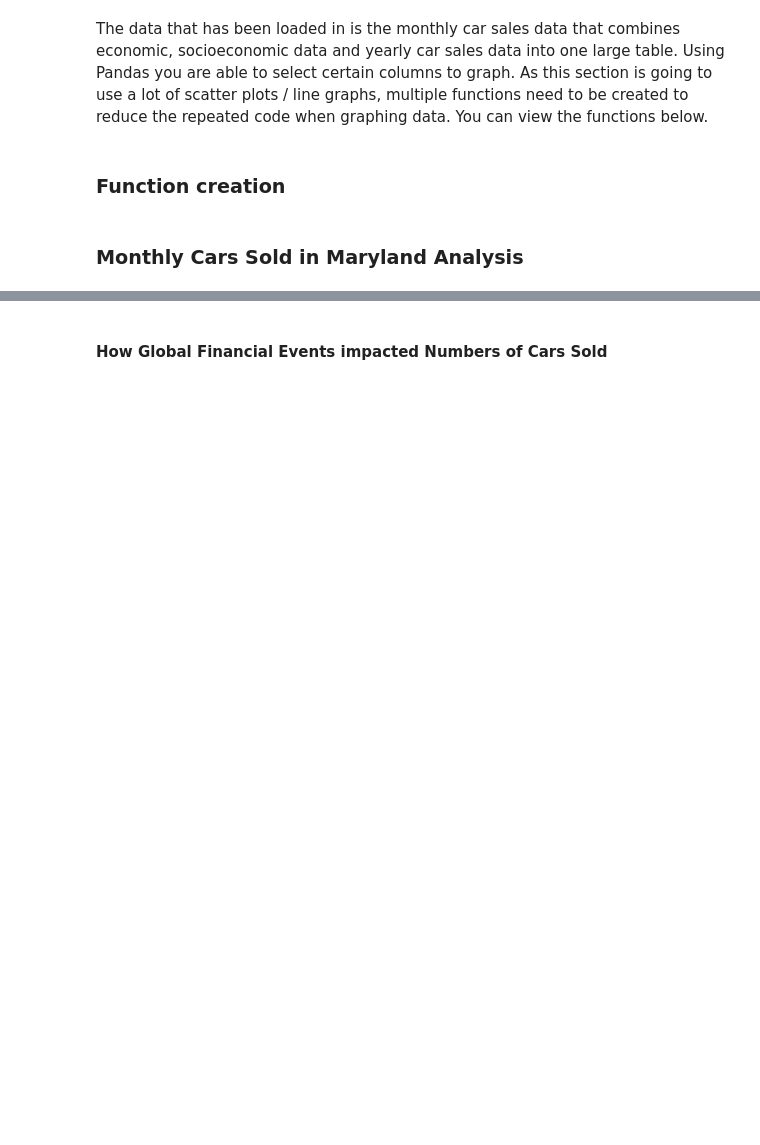
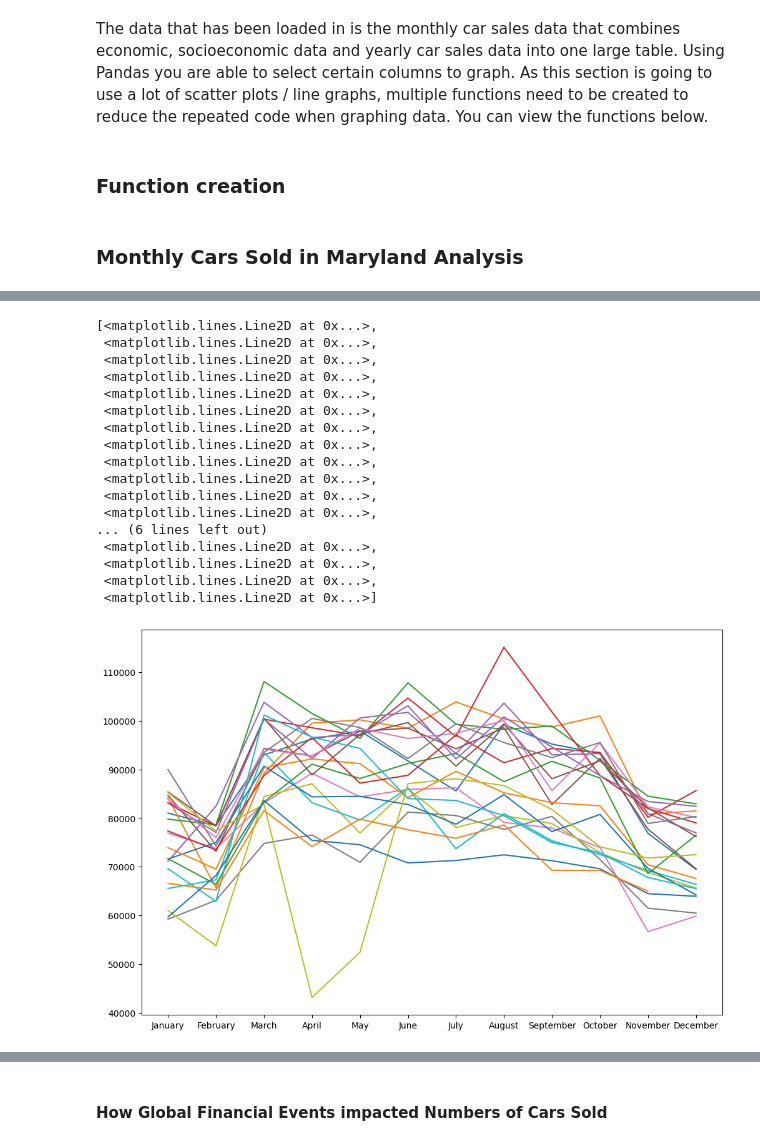
Before and after one commit to bennicholson2/Maryland-Car-Sales-Data, a Jupyter notebook: sales_project_chapters/sales_project_chapter_1.ipynb, the cells around one changed output, grey strips where cells are left out. Drawn from its saved outputs; the diff is of its cells as text; code cells hidden in the pictures; blank space fills up the shorter version.

```diff
--- a/sales_project_chapters/sales_project_chapter_1.ipynb
+++ b/sales_project_chapters/sales_project_chapter_1.ipynb
@@ -65,3 +70,26 @@ def line_time_series(xdata,ydata,title,xlabel,ylabel,marker='o'):
+# %%
+def create_monthly_data_years_as_columns(df, value_column, incrementing_month):
+
+    # Create list of months
+    months = ['January', 'February', 'March', 'April', 'May', 'June', 'July', 'August', 'September', 'October', 'November', 'December']
+
+    original_copy = df.copy()
+    original_copy['Incrementing Month'] = range(1, len(original_copy) + 1)
+    original_copy.set_index(incrementing_month, inplace=True)
+
+    # Determine the number of years
+    num_years = (len(df) + 11) // 12
+
+    # Create a new dataframe where the index is the number of months and the columns are the years
+    monthly_data = pd.DataFrame(index=months, columns=range(1, num_years + 1))
+
+    # Fill the empty dataframe
+    for i, row in original_copy.iterrows():
+        year = (i - 1) // 12
+        month = months[(i - 1) % 12]
+        monthly_data.at[month, year + 1] = row[value_column]
+
+    return monthly_data
 # %%
 def plot_roll_mean(df_column,window,title):
 
@@ -249,0 +223,4 @@ The COVID-19 pandemic, which originated in late 2019 and spread globally in 2020
+# %%
+#Transform dataframe with each year as a column with the months as rows
+year_to_year_sales =  create_monthly_data_years_as_columns(monthly_sales,'total_cars_sold','incrementing_month')
+year_to_year_sales
@@ -249,0 +269,21 @@ The COVID-19 pandemic, which originated in late 2019 and spread globally in 2020
+# %%
+plt.plot(year_to_year_sales)
+# %% [output]
+[<matplotlib.lines.Line2D at 0x...>,
+ <matplotlib.lines.Line2D at 0x...>,
+ <matplotlib.lines.Line2D at 0x...>,
+ <matplotlib.lines.Line2D at 0x...>,
+ <matplotlib.lines.Line2D at 0x...>,
+ <matplotlib.lines.Line2D at 0x...>,
+ <matplotlib.lines.Line2D at 0x...>,
+ <matplotlib.lines.Line2D at 0x...>,
+ <matplotlib.lines.Line2D at 0x...>,
+ <matplotlib.lines.Line2D at 0x...>,
+ <matplotlib.lines.Line2D at 0x...>,
+ <matplotlib.lines.Line2D at 0x...>,
+... (6 lines left out)
+ <matplotlib.lines.Line2D at 0x...>,
+ <matplotlib.lines.Line2D at 0x...>,
+ <matplotlib.lines.Line2D at 0x...>,
+ <matplotlib.lines.Line2D at 0x...>]
+[figure, added]
```
Also changed, not shown: parts of 57 cells of this notebook, 7 other files.
